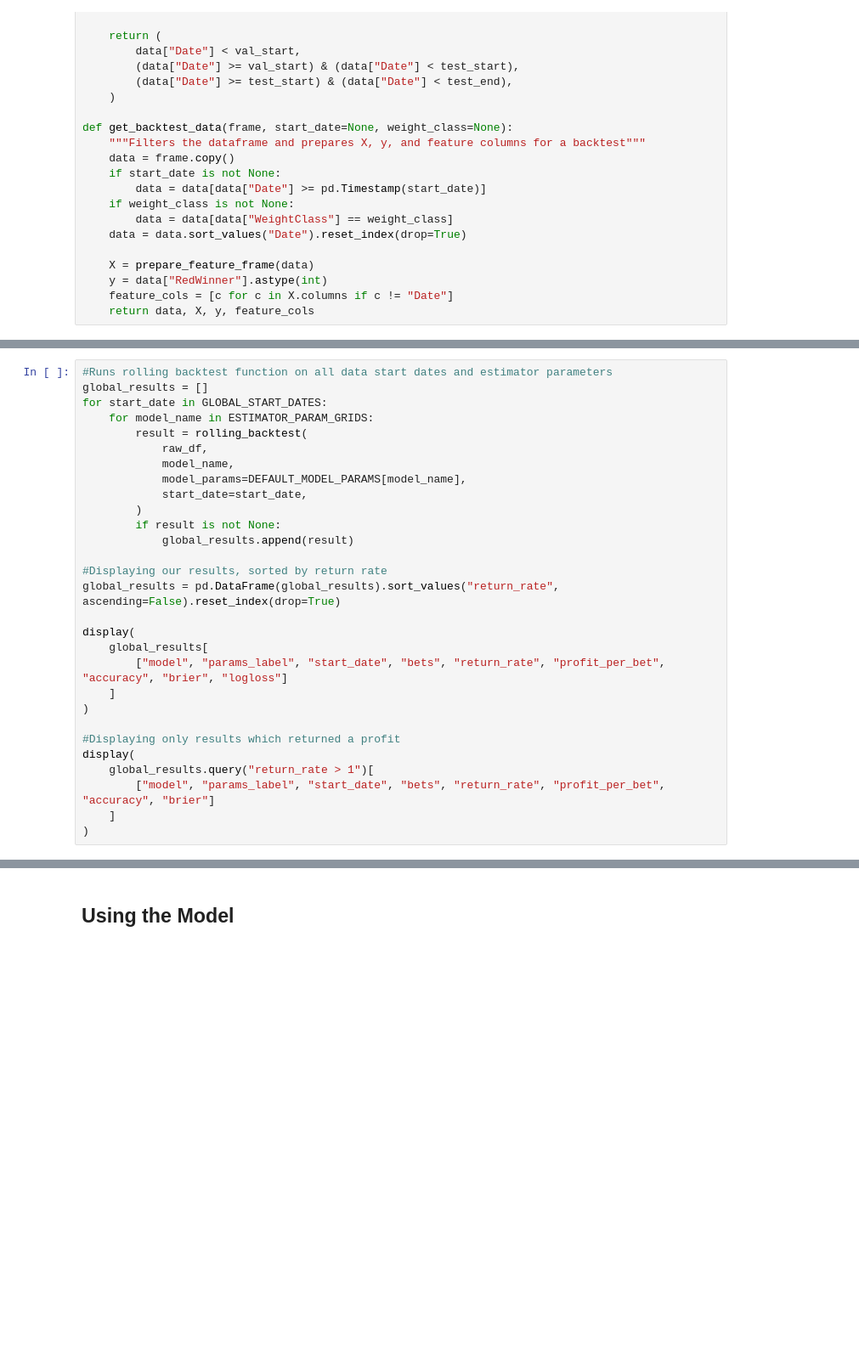
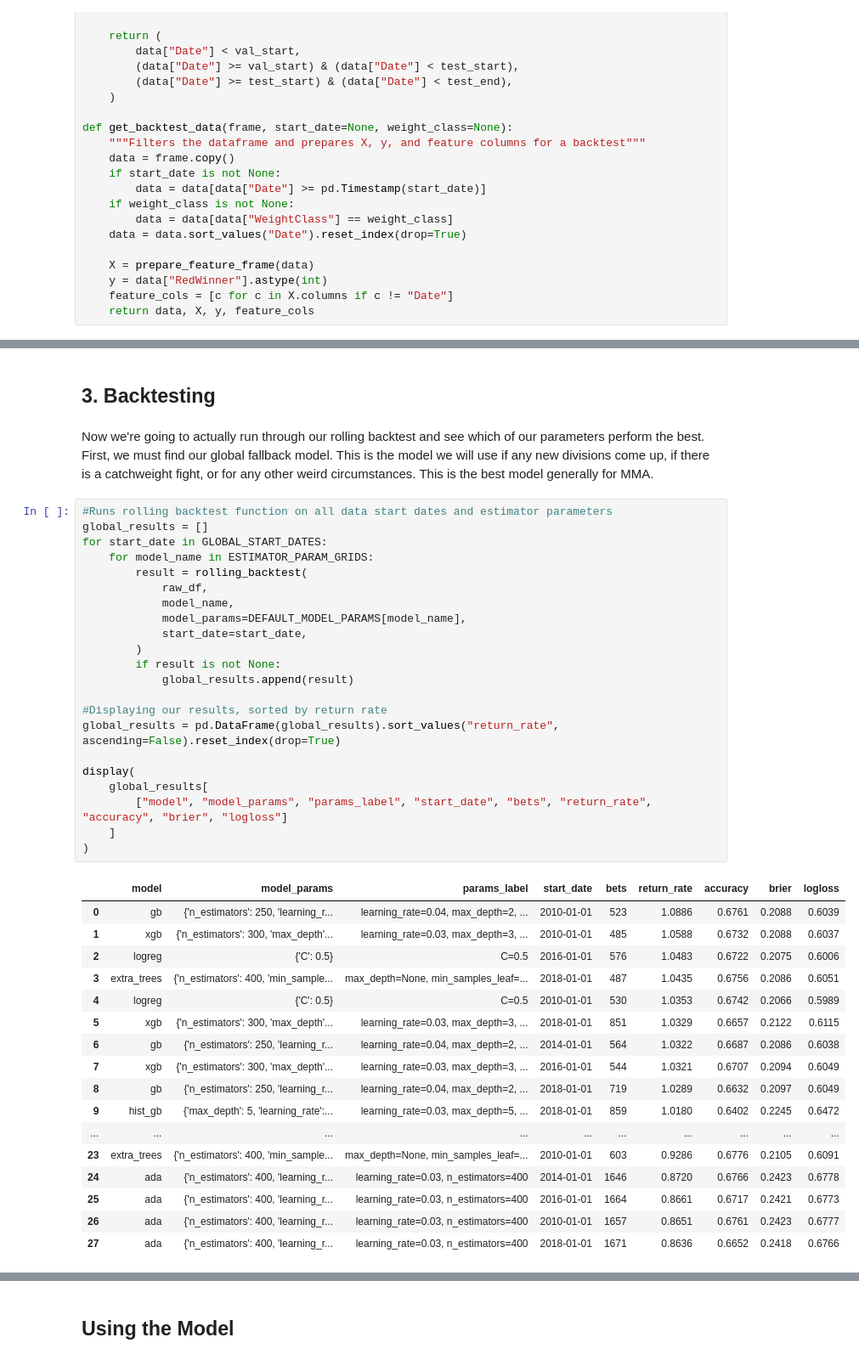
Before and after one commit to anthonyysz/Fight-Result-Predictor, a Jupyter notebook: notebooks/3-preprocessing-and-backtesting.ipynb, the cells around one changed output, grey strips where cells are left out. Shown at 85% size. Cells and saved outputs as stored; diff of their text form; blank space fills up the shorter version.

```diff
--- a/notebooks/3-preprocessing-and-backtesting.ipynb
+++ b/notebooks/3-preprocessing-and-backtesting.ipynb
@@ -399,32 +399,47 @@ def favorite_baseline(frame, weight_class=None, start_date="2021-01-01", end_dat
         "favorite_return_rate": float(favorite_returns.mean()),
         "underdog_return_rate": float(underdog_returns.mean()),
     }
+# %% [markdown]
+## 3. Backtesting
+# %% [markdown]
+Now we're going to actually run through our rolling backtest and see which of our parameters perform the best. First, we must find our global fallback model. This is the model we will use if any new divisions come up, if there is a catchweight fight, or for any other weird circumstances. This is the best model generally for MMA.
 # %%
 #Runs rolling backtest function on all data start dates and estimator parameters
 global_results = []
 for start_date in GLOBAL_START_DATES:
     for model_name in ESTIMATOR_PARAM_GRIDS:
         result = rolling_backtest(
             raw_df,
             model_name,
             model_params=DEFAULT_MODEL_PARAMS[model_name],
             start_date=start_date,
         )
         if result is not None:
             global_results.append(result)
 
 #Displaying our results, sorted by return rate
 global_results = pd.DataFrame(global_results).sort_values("return_rate", ascending=False).reset_index(drop=True)
 
 display(
     global_results[
-        ["model", "params_label", "start_date", "bets", "return_rate", "profit_per_bet", "accuracy", "brier", "logloss"]
+        ["model", "model_params", "params_label", "start_date", "bets", "return_rate", "accuracy", "brier", "logloss"]
     ]
 )
-
-#Displaying only results which returned a profit
-display(
-    global_results.query("return_rate > 1")[
-        ["model", "params_label", "start_date", "bets", "return_rate", "profit_per_bet", "accuracy", "brier"]
-    ]
-)
+# %% [output]
+|  | model | model_params | params_label | start_date | bets | return_rate | accuracy | brier | logloss |
+| 0 | gb | {'n_estimators': 250, 'learning_r... | learning_rate=0.04, max_depth=2, ... | 2010-01-01 | 523 | 1.0886 | 0.6761 | 0.2088 | 0.6039 |
+| 1 | xgb | {'n_estimators': 300, 'max_depth'... | learning_rate=0.03, max_depth=3, ... | 2010-01-01 | 485 | 1.0588 | 0.6732 | 0.2088 | 0.6037 |
+| 2 | logreg | {'C': 0.5} | C=0.5 | 2016-01-01 | 576 | 1.0483 | 0.6722 | 0.2075 | 0.6006 |
+| 3 | extra_trees | {'n_estimators': 400, 'min_sample... | max_depth=None, min_samples_leaf=... | 2018-01-01 | 487 | 1.0435 | 0.6756 | 0.2086 | 0.6051 |
+| 4 | logreg | {'C': 0.5} | C=0.5 | 2010-01-01 | 530 | 1.0353 | 0.6742 | 0.2066 | 0.5989 |
+| 5 | xgb | {'n_estimators': 300, 'max_depth'... | learning_rate=0.03, max_depth=3, ... | 2018-01-01 | 851 | 1.0329 | 0.6657 | 0.2122 | 0.6115 |
+| 6 | gb | {'n_estimators': 250, 'learning_r... | learning_rate=0.04, max_depth=2, ... | 2014-01-01 | 564 | 1.0322 | 0.6687 | 0.2086 | 0.6038 |
+| 7 | xgb | {'n_estimators': 300, 'max_depth'... | learning_rate=0.03, max_depth=3, ... | 2016-01-01 | 544 | 1.0321 | 0.6707 | 0.2094 | 0.6049 |
+| 8 | gb | {'n_estimators': 250, 'learning_r... | learning_rate=0.04, max_depth=2, ... | 2018-01-01 | 719 | 1.0289 | 0.6632 | 0.2097 | 0.6049 |
+| 9 | hist_gb | {'max_depth': 5, 'learning_rate':... | learning_rate=0.03, max_depth=5, ... | 2018-01-01 | 859 | 1.0180 | 0.6402 | 0.2245 | 0.6472 |
+| ... | ... | ... | ... | ... | ... | ... | ... | ... | ... |
+| 23 | extra_trees | {'n_estimators': 400, 'min_sample... | max_depth=None, min_samples_leaf=... | 2010-01-01 | 603 | 0.9286 | 0.6776 | 0.2105 | 0.6091 |
+| 24 | ada | {'n_estimators': 400, 'learning_r... | learning_rate=0.03, n_estimators=400 | 2014-01-01 | 1646 | 0.8720 | 0.6766 | 0.2423 | 0.6778 |
+| 25 | ada | {'n_estimators': 400, 'learning_r... | learning_rate=0.03, n_estimators=400 | 2016-01-01 | 1664 | 0.8661 | 0.6717 | 0.2421 | 0.6773 |
+| 26 | ada | {'n_estimators': 400, 'learning_r... | learning_rate=0.03, n_estimators=400 | 2010-01-01 | 1657 | 0.8651 | 0.6761 | 0.2423 | 0.6777 |
+| 27 | ada | {'n_estimators': 400, 'learning_r... | learning_rate=0.03, n_estimators=400 | 2018-01-01 | 1671 | 0.8636 | 0.6652 | 0.2418 | 0.6766 |
```
Also changed, not shown: parts of 20 cells of this notebook, 11 other files.
